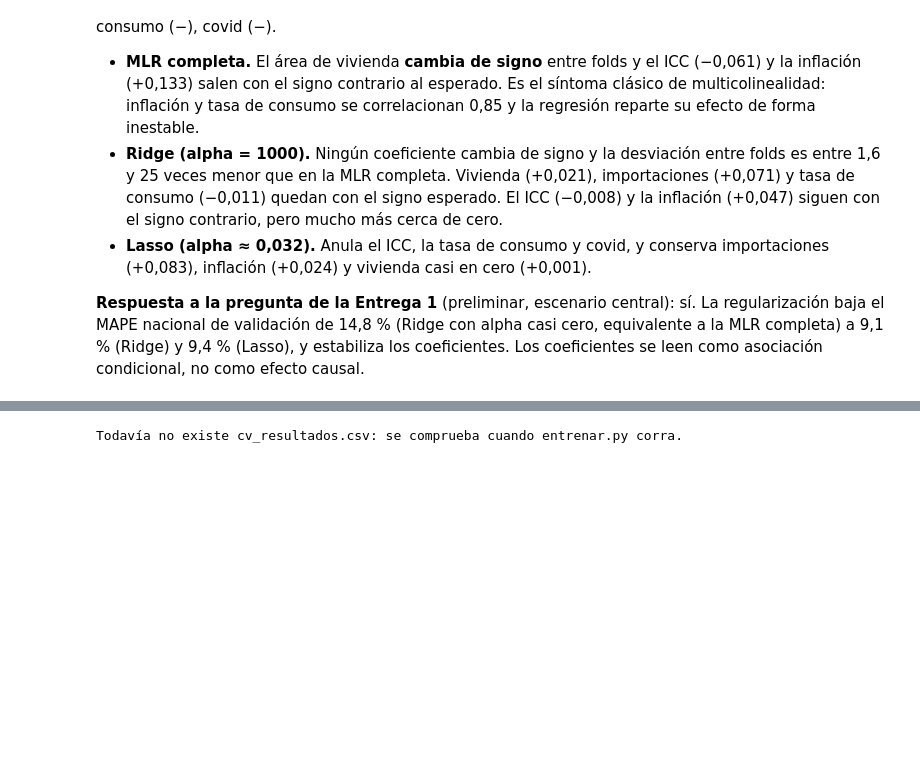
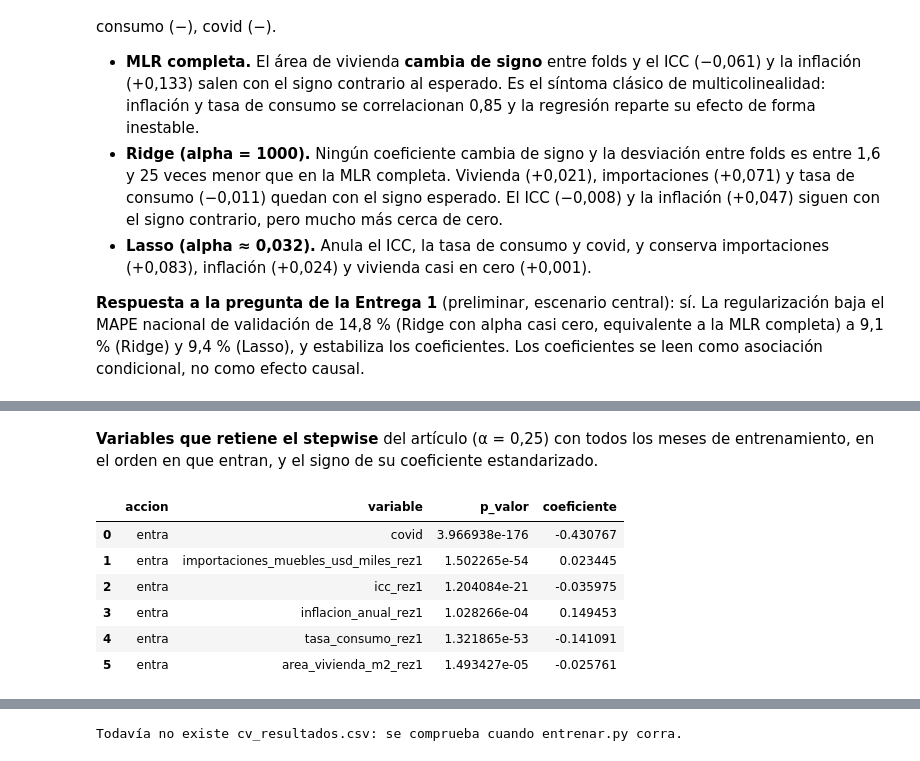
Before and after one commit to jdrodriguez03/pronostico-amoblamiento-colombia, a Jupyter notebook: notebooks/04_interpretacion.ipynb, the cells around one changed output, grey strips where cells are left out. Cells and saved outputs as stored; diff of their text form; code cells hidden in the pictures; blank space fills up the shorter version.

```diff
--- a/notebooks/04_interpretacion.ipynb
+++ b/notebooks/04_interpretacion.ipynb
@@ -333,0 +400,23 @@ Signos esperados por la teoría: importaciones (+), ICC (+), área de vivienda (
+# %% [markdown]
+**Variables que retiene el stepwise** del artículo (α = 0,25) con todos los meses de entrenamiento, en el orden en que entran, y el signo de su coeficiente estandarizado.
+# %%
+from src.modelos.stepwise import tabla_historial
+
+stepwise = construir_candidato("mlr_stepwise")[0].fit(df, df[OBJETIVO])
+selector = stepwise.regressor_.named_steps["sel"]
+coef = pd.Series(stepwise.regressor_.named_steps["modelo"].coef_,
+                 index=selector.get_feature_names_out())
+historial = tabla_historial(selector)
+historial["coeficiente"] = historial["variable"].map(coef)
+historial["variable"] = historial["variable"].str.split("__").str[-1]
+historial.to_csv(RUTA_TABLAS / "stepwise_seleccion.csv", index=False,
+                 float_format="%.6g")
+historial
+# %% [output]
+|  | accion | variable | p_valor | coeficiente |
+| 0 | entra | covid | 3.966938e-176 | -0.430767 |
+| 1 | entra | importaciones_muebles_usd_miles_rez1 | 1.502265e-54 | 0.023445 |
+| 2 | entra | icc_rez1 | 1.204084e-21 | -0.035975 |
+| 3 | entra | inflacion_anual_rez1 | 1.028266e-04 | 0.149453 |
+| 4 | entra | tasa_consumo_rez1 | 1.321865e-53 | -0.141091 |
+| 5 | entra | area_vivienda_m2_rez1 | 1.493427e-05 | -0.025761 |
```
Also changed, not shown: parts of 8 cells of this notebook, 10 other files.
